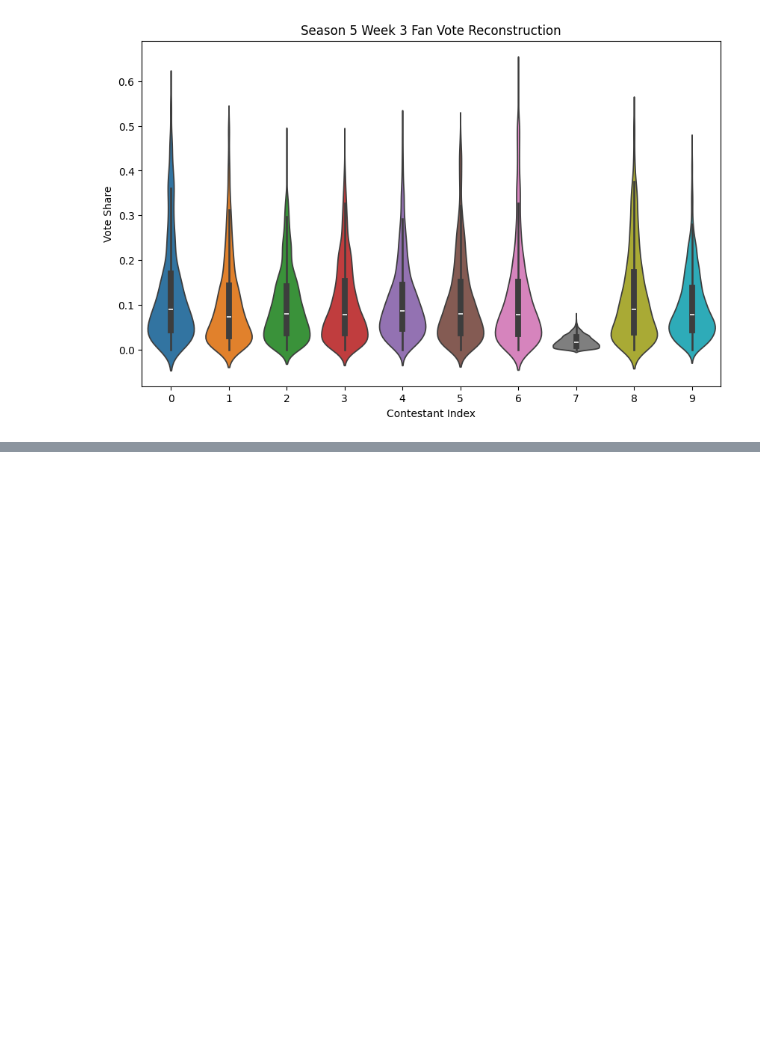
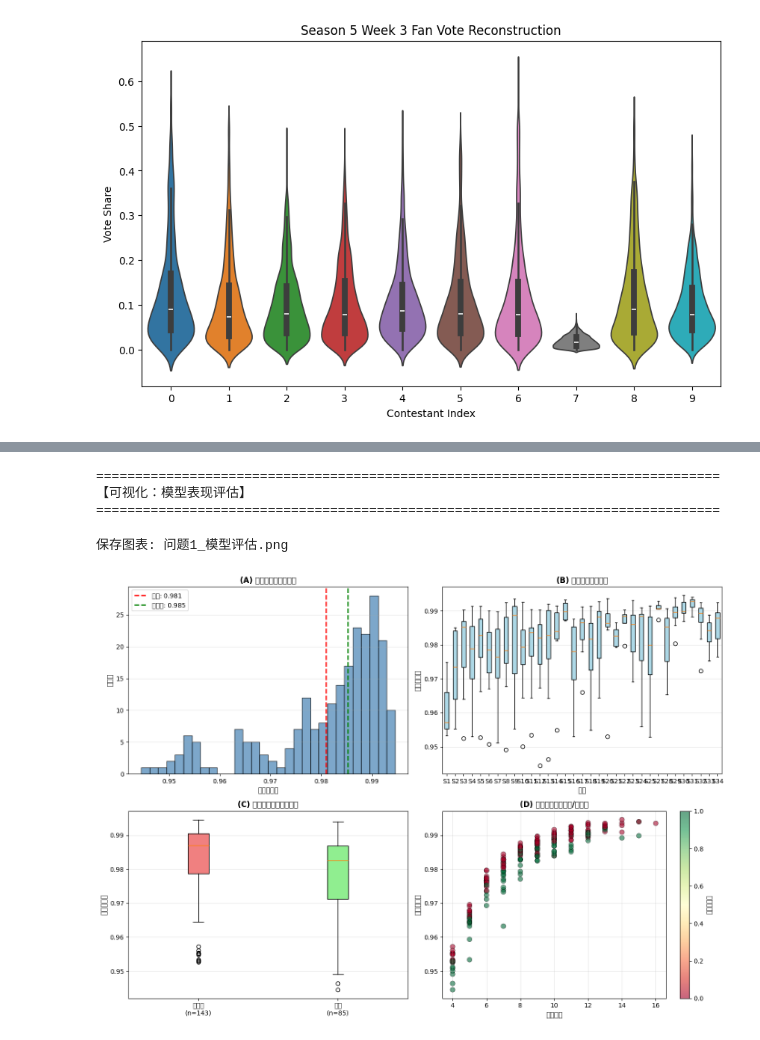
Before and after one commit to fuxiaoji/mcm, a Jupyter notebook: c/问题1.ipynb, the cells around one changed output, grey strips where cells are left out. Cells and saved outputs as stored; diff of their text form; code cells hidden in the pictures; blank space fills up the shorter version.

```diff
--- a/c/问题1.ipynb
+++ b/c/问题1.ipynb
@@ -262,0 +1013,66 @@ Floyd Mayweather Jr.  0.109000 0.013131 0.288768
+# %%
+print("\n" + "=" * 80)
+print("【可视化：模型表现评估】")
+print("=" * 80)
+
+fig, axes = plt.subplots(2, 2, figsize=(14, 10))
+
+# 1. 确定性指数分布
+ax = axes[0, 0]
+ax.hist(results_df['certainty'], bins=30, color='steelblue', alpha=0.7, edgecolor='black')
+ax.axvline(results_df['certainty'].mean(), color='red', linestyle='--', linewidth=2, label=f'平均: {results_df["certainty"].mean():.3f}')
+ax.axvline(results_df['certainty'].median(), color='green', linestyle='--', linewidth=2, label=f'中位数: {results_df["certainty"].median():.3f}')
+ax.set_xlabel('确定性指数', fontsize=11)
+ax.set_ylabel('案例数', fontsize=11)
+ax.set_title('(A) 粉丝投票确定性分布', fontsize=12, fontweight='bold')
+ax.legend()
+ax.grid(axis='y', alpha=0.3)
+
+# 2. 各赛季的确定性箱线图
+ax = axes[0, 1]
+season_certainty_data = [results_df[results_df['season'] == s]['certainty'].values for s in sorted(results_df['season'].unique())]
+bp = ax.boxplot(season_certainty_data, labels=[f'S{int(s)}' for s in sorted(results_df['season'].unique())],
+                 patch_artist=True)
+for patch in bp['boxes']:
+    patch.set_facecolor('lightblue')
+ax.set_ylabel('确定性指数', fontsize=11)
+ax.set_xlabel('赛季', fontsize=11)
+ax.set_title('(B) 各赛季确定性对比', fontsize=12, fontweight='bold')
+ax.grid(axis='y', alpha=0.3)
+
+# 3. 一致性与确定性的关系
+ax = axes[1, 0]
+consistency_groups = results_df.groupby('rank_consistency').apply(lambda x: x['certainty'].values)
+positions = [1, 2]
+bp = ax.boxplot([consistency_groups[0], consistency_groups[1]],
+                  labels=['不一致\n(n={})'.format(len(consistency_groups[0])),
+                          '一致\n(n={})'.format(len(consistency_groups[1]))],
+                  patch_artist=True)
+for patch, color in zip(bp['boxes'], ['lightcoral', 'lightgreen']):
+    patch.set_facecolor(color)
+ax.set_ylabel('确定性指数', fontsize=11)
+ax.set_title('(C) 一致性与确定性的关系', fontsize=12, fontweight='bold')
+ax.grid(axis='y', alpha=0.3)
+
+# 4. 参赛人数与确定性的关系
+ax = axes[1, 1]
+scatter = ax.scatter(results_df['n_participants'], results_df['certainty'],
+                    c=results_df['rank_consistency'], cmap='RdYlGn',
+                    alpha=0.6, s=60, edgecolors='black', linewidth=0.5)
+ax.set_xlabel('参赛人数', fontsize=11)
+ax.set_ylabel('确定性指数', fontsize=11)
+ax.set_title('(D) 参赛规模与确定性/一致性', fontsize=12, fontweight='bold')
+cbar = plt.colorbar(scatter, ax=ax)
+cbar.set_label('排名一致性', fontsize=10)
+ax.grid(alpha=0.3)
+
+plt.tight_layout()
+plt.savefig('/Users/Zhuanz1/Desktop/mcm/c/问题1_模型评估.png', dpi=150, bbox_inches='tight')
+print("保存图表: 问题1_模型评估.png")
+plt.show()
+# %% [output]
+================================================================================
+【可视化：模型表现评估】
+================================================================================
+保存图表: 问题1_模型评估.png
+[figure, added]
```
Also changed, not shown: parts of 18 cells of this notebook, 15 other files.
